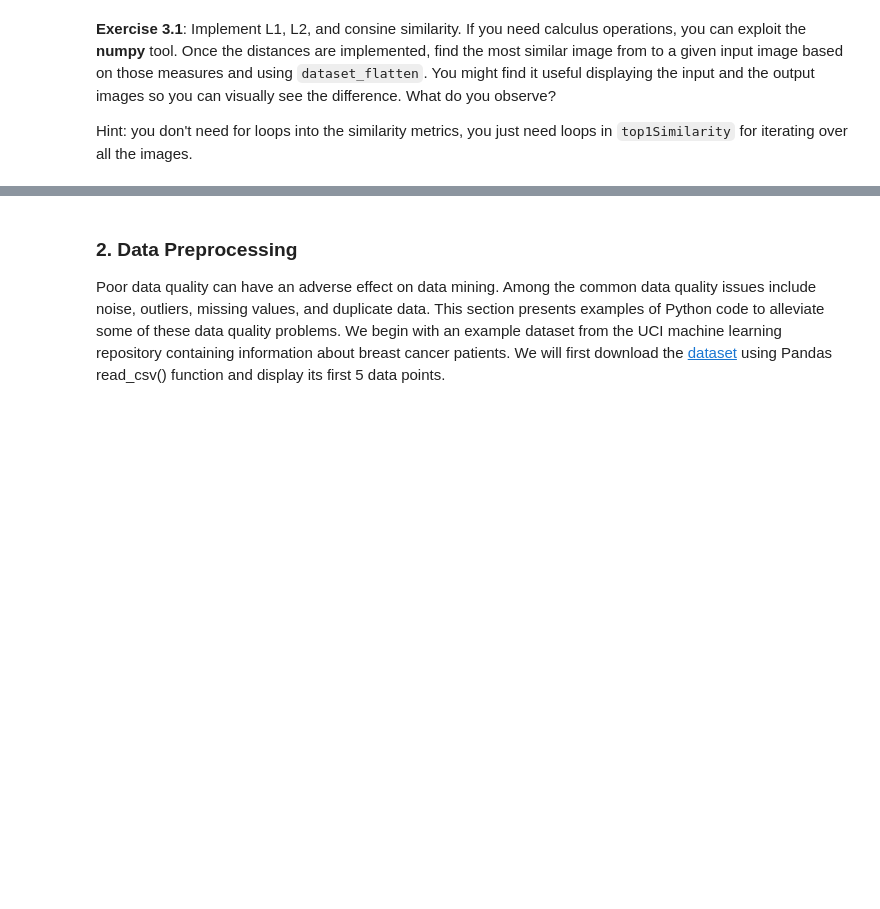
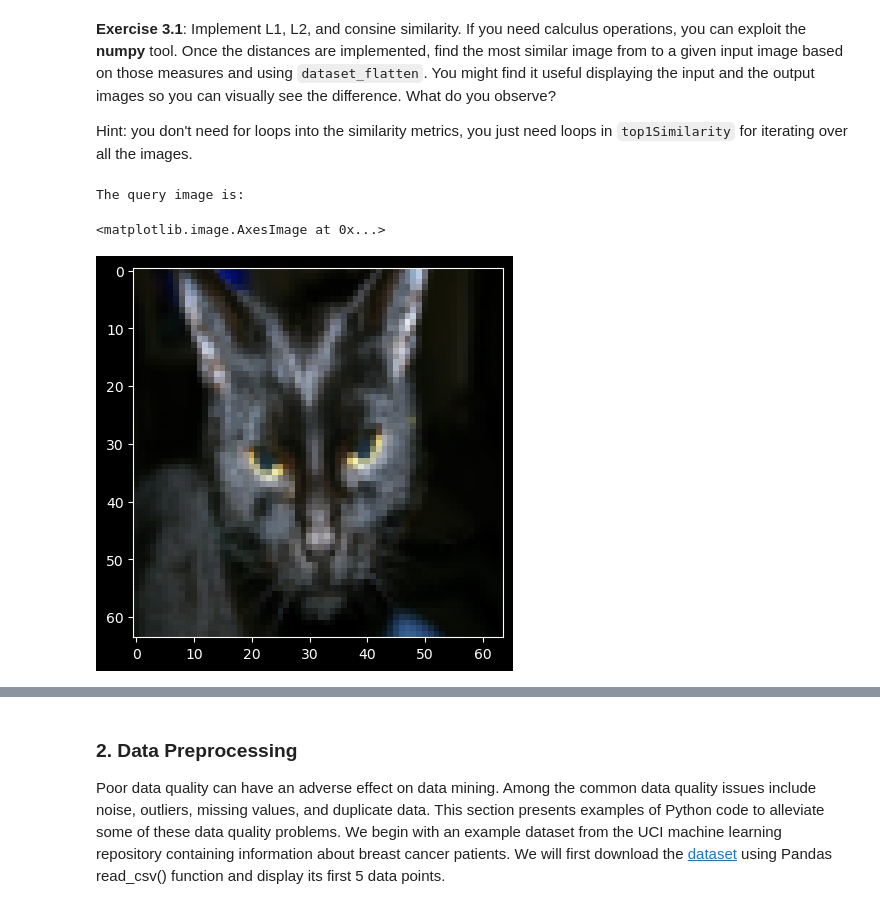
Before and after one commit to massmola/ml-in-practice, a Jupyter notebook: lab-2/Lab2.ipynb, the cells around one changed output, grey strips where cells are left out. Cells and saved outputs as stored; diff of their text form; code cells hidden in the pictures; blank space fills up the shorter version.

```diff
--- a/lab-2/Lab2.ipynb
+++ b/lab-2/Lab2.ipynb
@@ -86,6 +93,7 @@ def L1(x1, x2):
     x1 = x1.astype(np.int64)
     x2 = x2.astype(np.int64)
     ### START CODE HERE ###
+    distanceL1 = np.sum(np.abs(x2 - x1))
     ### END CODE HERE ###
 
     return distanceL1
@@ -105,6 +113,7 @@ def L2(x1, x2):
     x1 = x1.astype(np.int64)
     x2 = x2.astype(np.int64)
     ### START CODE HERE ###
+    distanceL2 = np.sqrt(np.sum(np.square(x2 - x1)))
     ### END CODE HERE ###
 
     return distanceL2
@@ -125,6 +134,9 @@ def Cosine(x1, x2):
     x2 = x2.astype(np.int64)
     ### START CODE HERE ###
     # pay attention, you have to convert the cosine similarity saw in class in a distance
+    simCos = np.dot(x1, x2)/(np.sqrt(np.sum(x1 * x1)) * np.sqrt(np.sum(x2 * x2)))
+    #distanceCos = np.dot(x1, x2)/(LA.norm(x1) * LA.norm(x2))
+    distanceCos = 1 - simCos
     ### END CODE HERE ###
     return distanceCos
 # %%
@@ -140,15 +152,41 @@ def top1Similarity(img, dataset):
     """
 
     ### START CODE HERE ###
+    distanceL1 = L1(dataset[:,img], dataset[:,0])
+    distanceL2 = L2(dataset[:,img], dataset[:,0])
+    distanceCos = Cosine(dataset[:, img], dataset[:,0])
+    topL1_Image = 0
+    topL2_Image = 0
+    topCos_Image = 0
+    for i in range(1, dataset.shape[1]):
+        if i != img: # skip the input img
+            L1value = L1(dataset[:, img], dataset[:, i])
+            L2value = L2(dataset[:, img], dataset[:, i])
+            Cosvalue = Cosine(dataset[:, img], dataset[:, i])
 
+            if L1value < distanceL1:
+              distanceL1 = L1value
+              topL1_Image = i
+
+            if L2value < distanceL2:
+              distanceL2 = L2value
+              topL2_Image = i
+
+            if Cosvalue < distanceCos:
+              distanceCos = Cosvalue
+              topCos_Image = i
     ### END CODE HERE ###
     return topL1_Image, topL2_Image, topCos_Image, distanceL1, distanceL2, distanceCos
 # %%
 ############# Test the Similarity Function ##########
-QueryImage = 7
+QueryImage = 25
 topL1_Image, topL2_Image, topCos_Image, distanceL1, distanceL2, distanceCos = top1Similarity(QueryImage, dataset_flatten)
 print("The query image is:")
 plt.imshow(images[QueryImage])
+# %% [output]
+The query image is:
+<matplotlib.image.AxesImage at 0x...>
+[figure, added]
 # %%
 print(f"The most similar image using L1 is (score {distanceL1}):")
 plt.imshow(images[topL1_Image])
```
Also changed, not shown: parts of 13 cells of this notebook, 7 other files.
